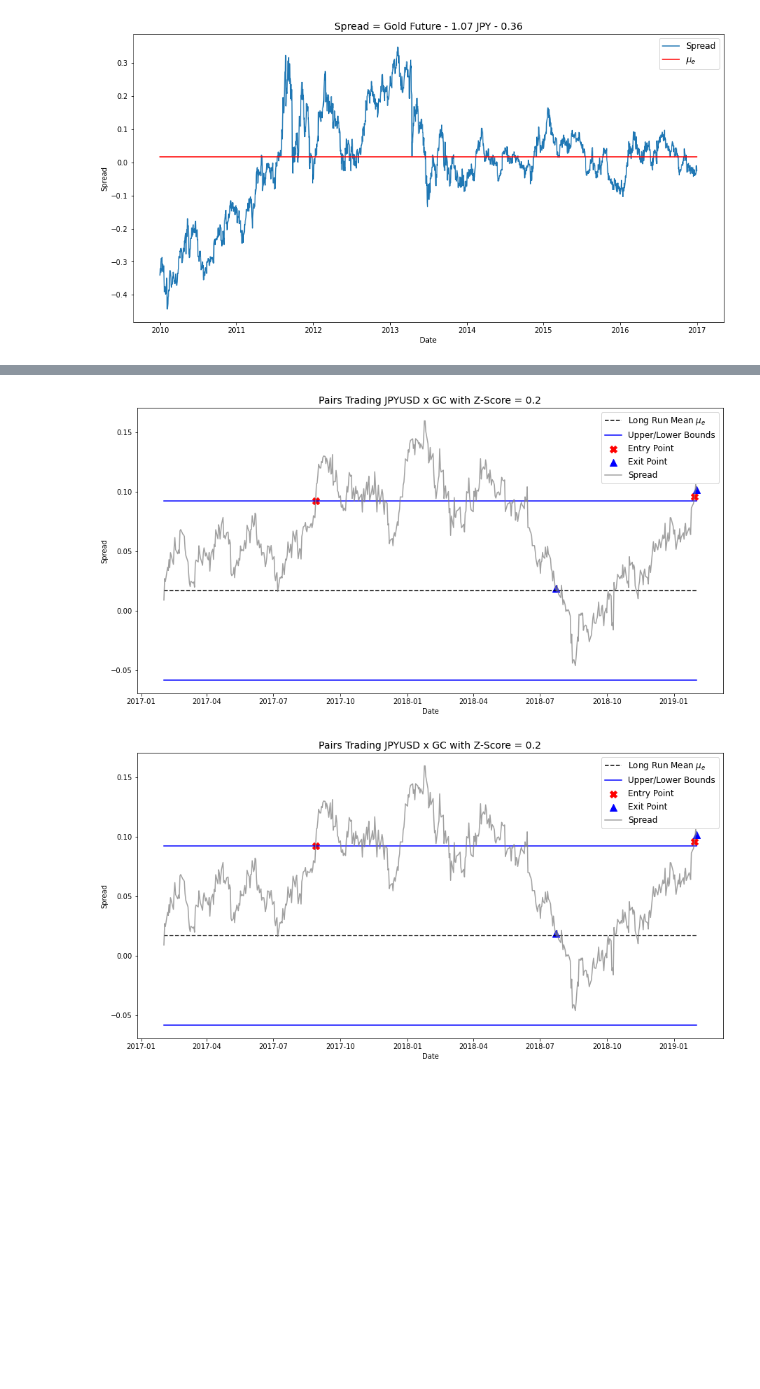
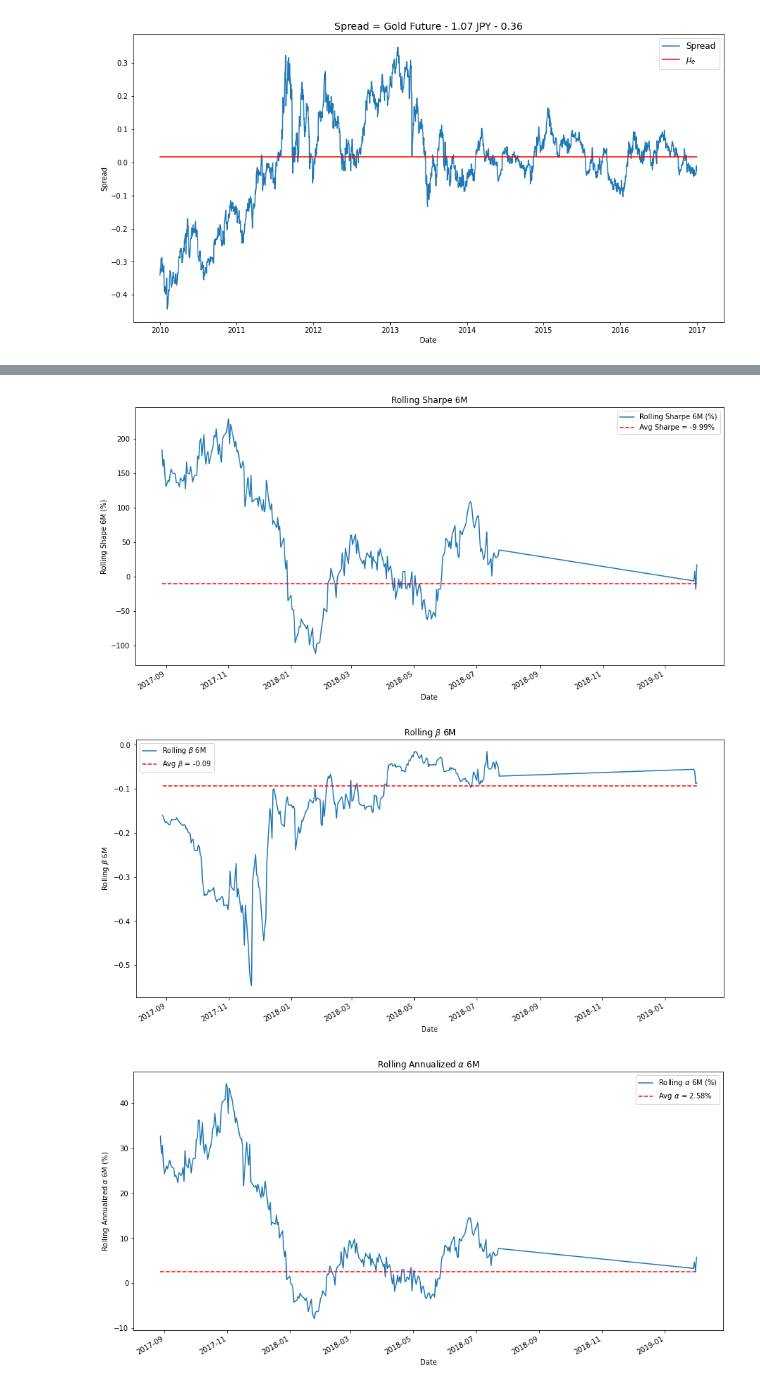
Before and after one commit to alexyspereira/Pairs_Trading, a Jupyter notebook: CQF_PairsTrading.ipynb, the cells around one changed output, grey strips where cells are left out. Saved outputs shown, nothing was run; the diff lists cells and outputs as text; code cells hidden in the pictures; blank space fills up the shorter version.

```diff
--- a/CQF_PairsTrading.ipynb
+++ b/CQF_PairsTrading.ipynb
@@ -25,7 +33,7 @@ from sklearn.linear_model import LinearRegression
 from scipy import stats
 pd.set_option("display.max_column",999)
 # %%
-def compute_risk_metrics(backtest_tbl,historical_tbl=None):
+def compute_risk_metrics(backtest_tbl,mkt_ticker = "SPY",historical_tbl=None):
 
     trade_analysis=[]
     for i, g in backtest_tbl.groupby("bounds_id"):
@@ -35,7 +43,7 @@ def compute_risk_metrics(backtest_tbl,historical_tbl=None):
         return_series = g['trade_daily_return'].copy()
         return_series.index=g.day
         return_series=return_series[return_series.notnull()]
-        analyzer = TradeAnalyzer(return_series, "SPY",historical_returns=historical_series)
+        analyzer = TradeAnalyzer(return_series, mkt_ticker,historical_returns=historical_series)
         analyzer.generate_analysis()
         analyzer.summary_table()
         trade_analysis.append([bounds_id,zscore,analyzer])
@@ -43,7 +51,18 @@ def compute_risk_metrics(backtest_tbl,historical_tbl=None):
     summary.head()
     summary['Strategy']="Z-Score = " + summary.zscore.astype(str)
     summary= summary.pivot(columns='Strategy',values=['Value (%)'],index='Metric')
-    summary=summary.reindex(index=['Annual Return','Annual Vol','Cumulative Return','Alpha (Annual)','Sharpe','Beta','Beta P-Value','Alpha P-Value','Max Drawdown','1-Day VaR 99%','10-Day VaR 99%','1-Day ES 99%','10-Day ES 99%'])
+    summary=summary.reindex(index=['Annual Return',
+                                   'Annual Vol',
+                                   'Cumulative Return',
+                                   'Alpha (Annual)',
+                                   'Sharpe','Beta',
+                                   'Beta P-Value',
+                                   'Alpha P-Value',
+                                   'Max Drawdown',
+                                   '1-Day VaR 99%',
+                                   '10-Day VaR 99%',
+                                   '1-Day ES 99%',
+                                   '10-Day ES 99%',])
 
     trade_analysis=pd.DataFrame(trade_analysis,columns=['bounds_id','zscore','analyzer'])
     return summary,trade_analysis
@@ -448,3 +459,8 @@ ptback_valid = PairTradingBacktest(valid.Date,
 # %%
 train_backtest=ptback_train.backtest()
 valid_backtest=ptback_valid.backtest()
+# %%
+summary_train,trade_analysis_train = compute_risk_metrics(ptback_train.back_test_results,"XIU.TO")
+summary_valid,trade_analysis_valid = compute_risk_metrics(ptback_valid.back_test_results,
+                                                          "XIU.TO",
+                                                          historical_tbl=ptback_train.back_test_results)
@@ -472,5 +519,7 @@ ptback_valid.summary_tables()
 # %%
-ptback_valid.plot_strategy(1)
+valanalyzer=trade_analysis_valid.query("bounds_id==1")['analyzer'][0]
+figs=valanalyzer.plots()
 # %% [output]
-[figure, old version]
+[figure, new version]
-[figure, old version]
+[figure, new version]
+[figure, added]
```
Also changed, not shown: parts of 50 cells of this notebook.
